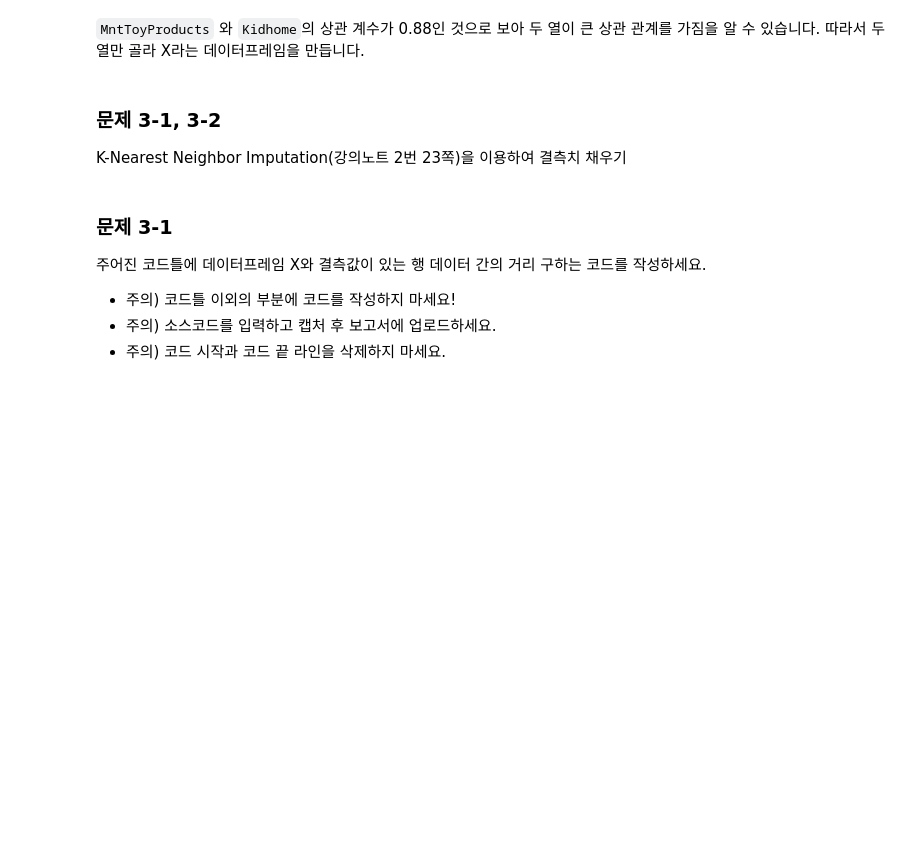
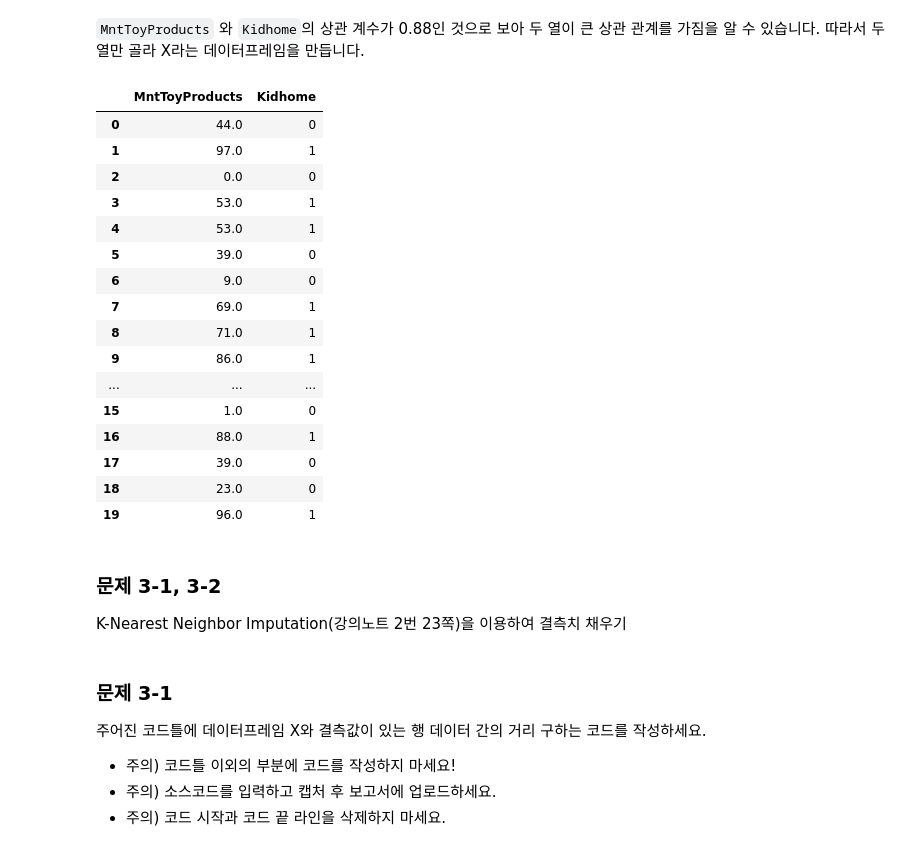
Before and after one commit to tpgus2603/2024S-Ajou-ML, a Jupyter notebook: HW1.ipynb, the cells around one changed output. Saved outputs shown, nothing was run; the diff lists cells and outputs as text; code cells hidden in the pictures; blank space fills up the shorter version.

```diff
--- a/HW1.ipynb
+++ b/HW1.ipynb
@@ -247,5 +479,25 @@ corr.style.background_gradient(cmap='coolwarm')
 # %% [markdown]
 `MntToyProducts` 와 `Kidhome`의 상관 계수가 0.88인 것으로 보아 두 열이 큰 상관 관계를 가짐을 알 수 있습니다.   따라서 두 열만 골라 X라는 데이터프레임을 만듭니다.
+# %%
+X.head(20)
+# %% [output]
+|  | MntToyProducts | Kidhome |
+| 0 | 44.0 | 0 |
+| 1 | 97.0 | 1 |
+| 2 | 0.0 | 0 |
+| 3 | 53.0 | 1 |
+| 4 | 53.0 | 1 |
+| 5 | 39.0 | 0 |
+| 6 | 9.0 | 0 |
+| 7 | 69.0 | 1 |
+| 8 | 71.0 | 1 |
+| 9 | 86.0 | 1 |
+| ... | ... | ... |
+| 15 | 1.0 | 0 |
+| 16 | 88.0 | 1 |
+| 17 | 39.0 | 0 |
+| 18 | 23.0 | 0 |
+| 19 | 96.0 | 1 |
 # %%
 X = data[['MntToyProducts', 'Kidhome']]
 # %% [markdown]
```
Also changed, not shown: parts of 44 cells of this notebook.
